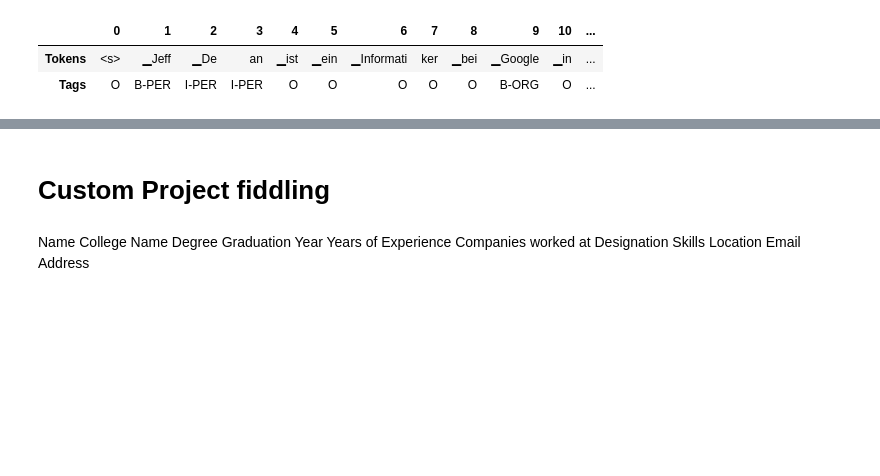
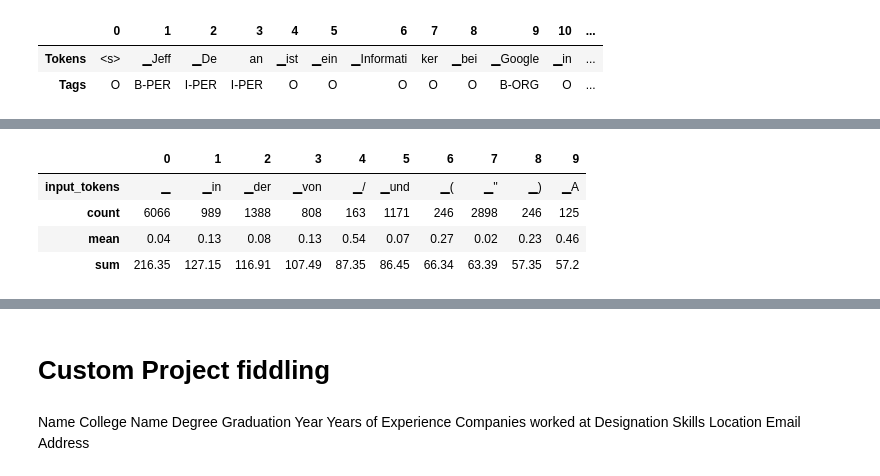
Before and after one commit to Rachinder3/Natural-Language-Processing-with-Transformers, a Jupyter notebook: 4_Multilingual_NER.ipynb, the cells around one changed output, grey strips where cells are left out. Drawn from its saved outputs; the diff is of its cells as text; code cells hidden in the pictures; blank space fills up the shorter version.

```diff
--- a/4_Multilingual_NER.ipynb
+++ b/4_Multilingual_NER.ipynb
@@ -753,0 +818,2 @@ transformers_book_model = pipeline("token-classification",model = "transformersb
+# %%
+df_tokens = df.apply(pd.Series.explode)
@@ -753,0 +829,5 @@ transformers_book_model = pipeline("token-classification",model = "transformersb
+# %%
+
+df_tokens = df_tokens.query("labels != 'IGN'")
+# %%
+df_tokens["loss"] = df_tokens["loss"].astype(float).round(2)
@@ -753,0 +843,17 @@ transformers_book_model = pipeline("token-classification",model = "transformersb
+# %%
+(
+    df_tokens.groupby("input_tokens")[["loss"]]
+    .agg(["count", "mean", "sum"])
+    .droplevel(level=0, axis=1)  # Get rid of multi-level columns
+    .sort_values(by="sum", ascending=False)
+    .reset_index()
+    .round(2)
+    .head(10)
+    .T
+)
+# %% [output]
+|  | 0 | 1 | 2 | 3 | 4 | 5 | 6 | 7 | 8 | 9 |
+| input_tokens | ▁ | ▁in | ▁der | ▁von | ▁/ | ▁und | ▁( | ▁'' | ▁) | ▁A |
+| count | 6066 | 989 | 1388 | 808 | 163 | 1171 | 246 | 2898 | 246 | 125 |
+| mean | 0.04 | 0.13 | 0.08 | 0.13 | 0.54 | 0.07 | 0.27 | 0.02 | 0.23 | 0.46 |
+| sum | 216.35 | 127.15 | 116.91 | 107.49 | 87.35 | 86.45 | 66.34 | 63.39 | 57.35 | 57.2 |
```
Also changed, not shown: parts of 52 cells of this notebook.
